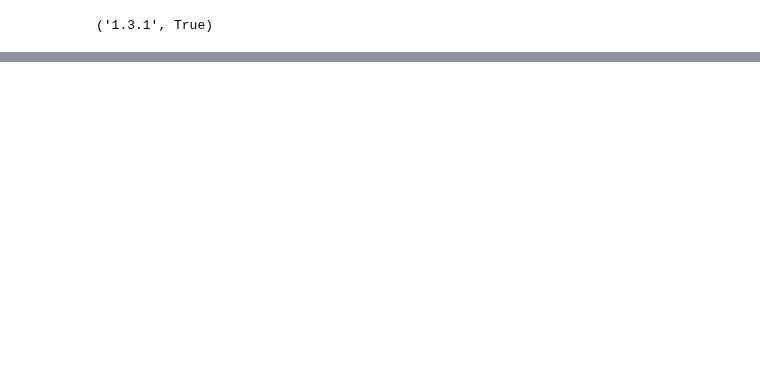
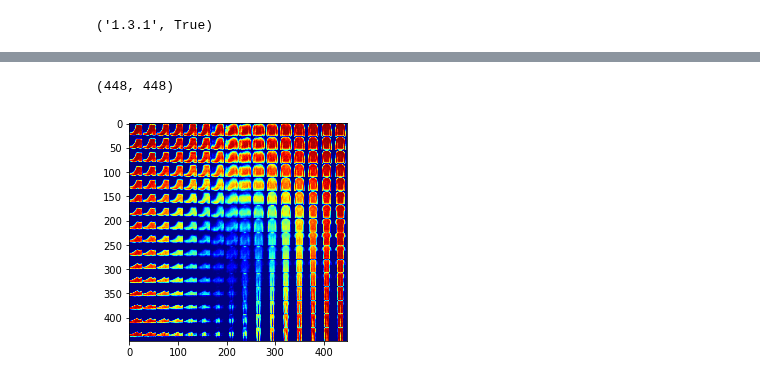
Before and after one commit to ichko/ml-playground, a Jupyter notebook: notebooks/VAE-TORCH-MNIST.ipynb, the cells around one changed output, grey strips where cells are left out. Drawn from its saved outputs; the diff is of its cells as text; code cells hidden in the pictures; blank space fills up the shorter version.

```diff
--- a/notebooks/VAE-TORCH-MNIST.ipynb
+++ b/notebooks/VAE-TORCH-MNIST.ipynb
@@ -231,0 +221,31 @@ plt.tight_layout()
+# %%
+def render_frame():
+    cols, rows = 16, 16
+
+    left = -3.5
+    right = 3.5
+
+    xx = torch.arange(left, right, (right - left) / cols)
+    yy = torch.arange(left, right, (right - left) / rows)
+    x, y = torch.meshgrid(xx, yy)
+    mesh = torch.stack((x, y), dim=2)
+
+    seeds = mesh.reshape(-1, 2).to(DEVICE)
+    imgs = vae.decode(seeds).detach().cpu().numpy()
+    imgs = imgs.reshape(rows, cols, imgs.shape[1], imgs.shape[2])
+
+    imgs = np.split(imgs, rows)
+    imgs = np.concatenate(imgs, axis=2)[0]
+    imgs = np.split(imgs, cols)
+    imgs = np.concatenate(imgs, axis=2)[0]
+
+    return (matplotlib.cm.jet(imgs)[...,:3] * 255).astype(np.uint8)
+
+
+i = render_frame()
+plt.imshow(i)
+W, H, _ = i.shape
+W, H
+# %% [output]
+(448, 448)
+[figure, added]
```
Also changed, not shown: parts of 15 cells of this notebook, 2 other files.
